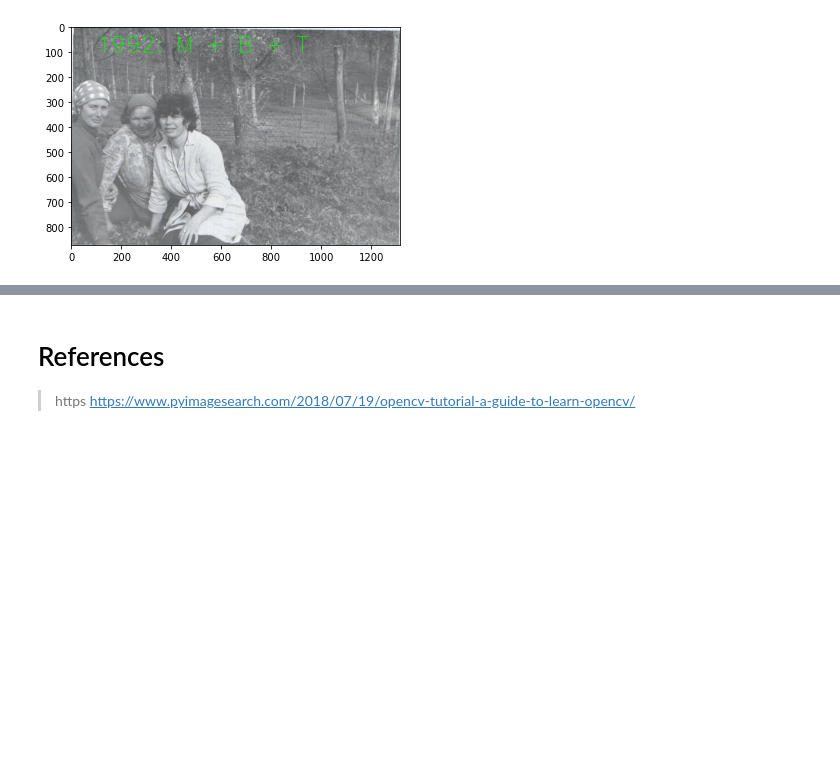
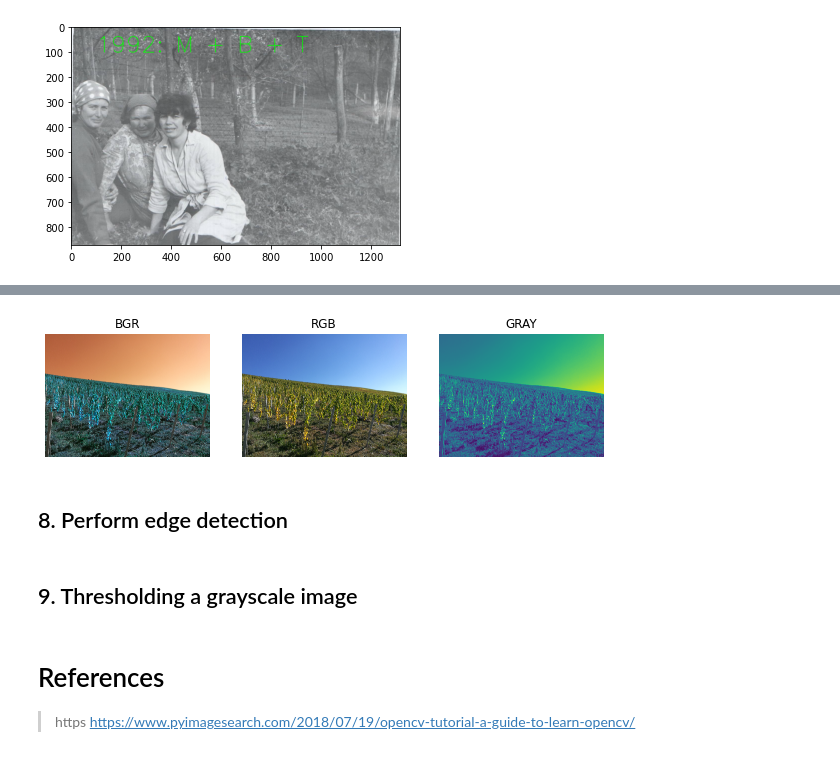
Before and after one commit to simsisim/sims-pyimage, a Jupyter notebook: _notebooks/2020-12-22-Day2-OpenCVTutorial.ipynb, the cells around one changed output, grey strips where cells are left out. Saved outputs shown, nothing was run; the diff lists cells and outputs as text; code cells hidden in the pictures; blank space fills up the shorter version.

```diff
--- a/_notebooks/2020-12-22-Day2-OpenCVTutorial.ipynb
+++ b/_notebooks/2020-12-22-Day2-OpenCVTutorial.ipynb
@@ -155,3 +179,19 @@ plt.imshow(output)
+# %%
+fig = plt.figure(figsize = (10,10))
+images = ("BGR", image), ("RGB", norm), ("GRAY", gray)
+# loop over the images
+for (i, (name, image)) in enumerate(images):
+    # show the image
+    ax = fig.add_subplot(1, 3, i + 1)
+    ax.set_title(name)
+    plt.imshow(image) #,cmap = plt.cm.gray)
+    plt.axis("off")
+# %% [output]
+[figure, added]
+# %% [markdown]
+## 8. Perform edge detection
+# %% [markdown]
+## 9. Thresholding a grayscale image
 # %% [markdown]
 # References
 
```
Also changed, not shown: parts of 8 cells of this notebook.
